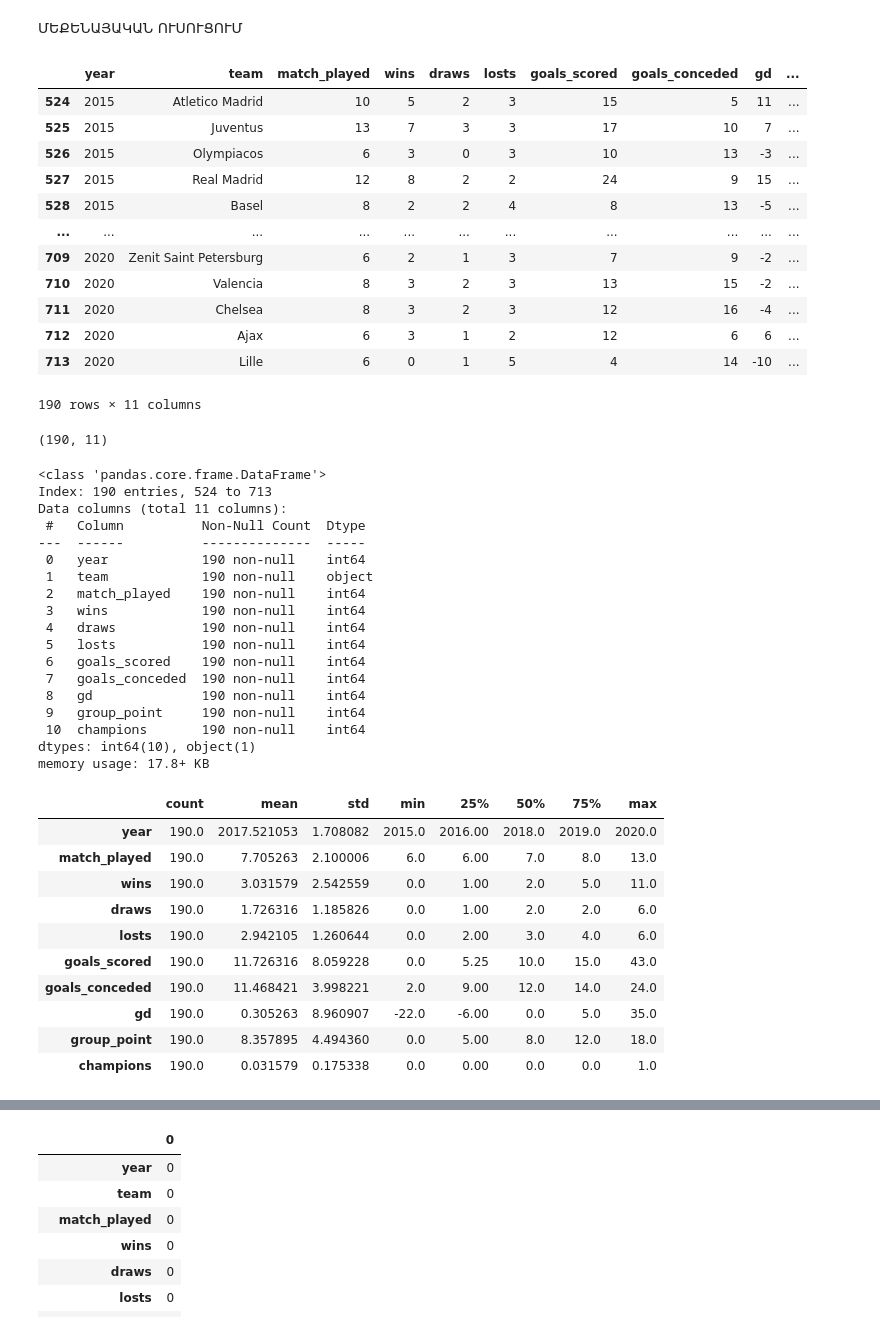
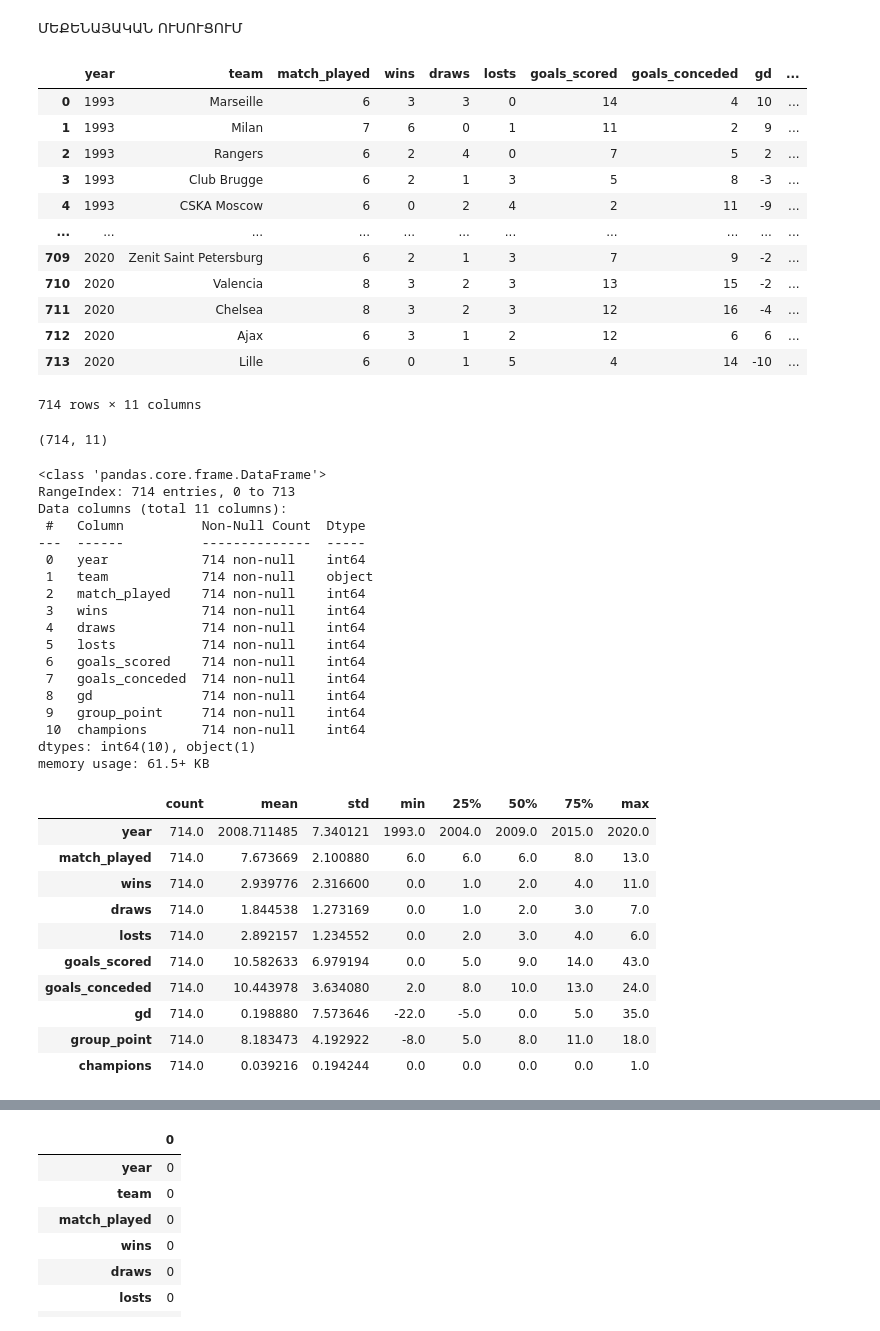
Before and after one commit to MariaGeghamyan/Machine-Learning, a Jupyter notebook: ML_project.ipynb, the cells around one changed output, grey strips where cells are left out. Drawn from its saved outputs; the diff is of its cells as text; code cells hidden in the pictures.

```diff
--- a/ML_project.ipynb
+++ b/ML_project.ipynb
@@ -3,71 +3,69 @@
 # %%
 import pandas as pd
 import matplotlib.pyplot as plt
 import numpy as np
 import seaborn as sns
 
 # ներմուծենք տվյալների բազմությունը
 data = pd.read_csv("ucl_stats.csv")
-# վերցնենք միայն 2015թ-ից սկսած առկա տվյալները
-data = data[data['year'] >= 2015]
 
 data
 # %% [output]
 |  | year | team | match_played | wins | draws | losts | goals_scored | goals_conceded | gd | ... |
-| 524 | 2015 | Atletico Madrid | 10 | 5 | 2 | 3 | 15 | 5 | 11 | ... |
-| 525 | 2015 | Juventus | 13 | 7 | 3 | 3 | 17 | 10 | 7 | ... |
-| 526 | 2015 | Olympiacos | 6 | 3 | 0 | 3 | 10 | 13 | -3 | ... |
-| 527 | 2015 | Real Madrid | 12 | 8 | 2 | 2 | 24 | 9 | 15 | ... |
-| 528 | 2015 | Basel | 8 | 2 | 2 | 4 | 8 | 13 | -5 | ... |
+| 0 | 1993 | Marseille | 6 | 3 | 3 | 0 | 14 | 4 | 10 | ... |
+| 1 | 1993 | Milan | 7 | 6 | 0 | 1 | 11 | 2 | 9 | ... |
+| 2 | 1993 | Rangers | 6 | 2 | 4 | 0 | 7 | 5 | 2 | ... |
+| 3 | 1993 | Club Brugge | 6 | 2 | 1 | 3 | 5 | 8 | -3 | ... |
+| 4 | 1993 | CSKA Moscow | 6 | 0 | 2 | 4 | 2 | 11 | -9 | ... |
 | ... | ... | ... | ... | ... | ... | ... | ... | ... | ... | ... |
 | 709 | 2020 | Zenit Saint Petersburg | 6 | 2 | 1 | 3 | 7 | 9 | -2 | ... |
 | 710 | 2020 | Valencia | 8 | 3 | 2 | 3 | 13 | 15 | -2 | ... |
 | 711 | 2020 | Chelsea | 8 | 3 | 2 | 3 | 12 | 16 | -4 | ... |
 | 712 | 2020 | Ajax | 6 | 3 | 1 | 2 | 12 | 6 | 6 | ... |
 | 713 | 2020 | Lille | 6 | 0 | 1 | 5 | 4 | 14 | -10 | ... |
-190 rows × 11 columns
+714 rows × 11 columns
 # %%
 # տողերի և սյունակների քանակը
 data.shape
 # %% [output]
-(190, 11)
+(714, 11)
 # %%
 #  տվյալների հավաքածուի յուրաքանչյուր սյան տիպը
 data.info()
 # %% [output]
 <class 'pandas.core.frame.DataFrame'>
-Index: 190 entries, 524 to 713
+RangeIndex: 714 entries, 0 to 713
 Data columns (total 11 columns):
  #   Column          Non-Null Count  Dtype
 ---  ------          --------------  -----
- 0   year            190 non-null    int64
- 1   team            190 non-null    object
- 2   match_played    190 non-null    int64
- 3   wins            190 non-null    int64
- 4   draws           190 non-null    int64
- 5   losts           190 non-null    int64
- 6   goals_scored    190 non-null    int64
- 7   goals_conceded  190 non-null    int64
- 8   gd              190 non-null    int64
- 9   group_point     190 non-null    int64
- 10  champions       190 non-null    int64
+ 0   year            714 non-null    int64
+ 1   team            714 non-null    object
+ 2   match_played    714 non-null    int64
+ 3   wins            714 non-null    int64
+ 4   draws           714 non-null    int64
+ 5   losts           714 non-null    int64
+ 6   goals_scored    714 non-null    int64
+ 7   goals_conceded  714 non-null    int64
+ 8   gd              714 non-null    int64
+ 9   group_point     714 non-null    int64
+ 10  champions       714 non-null    int64
 dtypes: int64(10), object(1)
-memory usage: 17.8+ KB
+memory usage: 61.5+ KB
 # %%
 # ըստ սյուների վիճակագրական տվյալներ
 data.describe().T
 # %% [output]
 |  | count | mean | std | min | 25% | 50% | 75% | max |
-| year | 190.0 | 2017.521053 | 1.708082 | 2015.0 | 2016.00 | 2018.0 | 2019.0 | 2020.0 |
-| match_played | 190.0 | 7.705263 | 2.100006 | 6.0 | 6.00 | 7.0 | 8.0 | 13.0 |
-| wins | 190.0 | 3.031579 | 2.542559 | 0.0 | 1.00 | 2.0 | 5.0 | 11.0 |
-| draws | 190.0 | 1.726316 | 1.185826 | 0.0 | 1.00 | 2.0 | 2.0 | 6.0 |
-| losts | 190.0 | 2.942105 | 1.260644 | 0.0 | 2.00 | 3.0 | 4.0 | 6.0 |
-| goals_scored | 190.0 | 11.726316 | 8.059228 | 0.0 | 5.25 | 10.0 | 15.0 | 43.0 |
-| goals_conceded | 190.0 | 11.468421 | 3.998221 | 2.0 | 9.00 | 12.0 | 14.0 | 24.0 |
-| gd | 190.0 | 0.305263 | 8.960907 | -22.0 | -6.00 | 0.0 | 5.0 | 35.0 |
-| group_point | 190.0 | 8.357895 | 4.494360 | 0.0 | 5.00 | 8.0 | 12.0 | 18.0 |
-| champions | 190.0 | 0.031579 | 0.175338 | 0.0 | 0.00 | 0.0 | 0.0 | 1.0 |
+| year | 714.0 | 2008.711485 | 7.340121 | 1993.0 | 2004.0 | 2009.0 | 2015.0 | 2020.0 |
+| match_played | 714.0 | 7.673669 | 2.100880 | 6.0 | 6.0 | 6.0 | 8.0 | 13.0 |
+| wins | 714.0 | 2.939776 | 2.316600 | 0.0 | 1.0 | 2.0 | 4.0 | 11.0 |
+| draws | 714.0 | 1.844538 | 1.273169 | 0.0 | 1.0 | 2.0 | 3.0 | 7.0 |
+| losts | 714.0 | 2.892157 | 1.234552 | 0.0 | 2.0 | 3.0 | 4.0 | 6.0 |
+| goals_scored | 714.0 | 10.582633 | 6.979194 | 0.0 | 5.0 | 9.0 | 14.0 | 43.0 |
+| goals_conceded | 714.0 | 10.443978 | 3.634080 | 2.0 | 8.0 | 10.0 | 13.0 | 24.0 |
+| gd | 714.0 | 0.198880 | 7.573646 | -22.0 | -5.0 | 0.0 | 5.0 | 35.0 |
+| group_point | 714.0 | 8.183473 | 4.192922 | -8.0 | 5.0 | 8.0 | 11.0 | 18.0 |
+| champions | 714.0 | 0.039216 | 0.194244 | 0.0 | 0.0 | 0.0 | 0.0 | 1.0 |
 # %%
 # սյուների միջև կոորելացիան (կոորելացիոն մատրից)
 numeric_data = data.select_dtypes(include='number')
```
Also changed, not shown: parts of 16 cells of this notebook.
